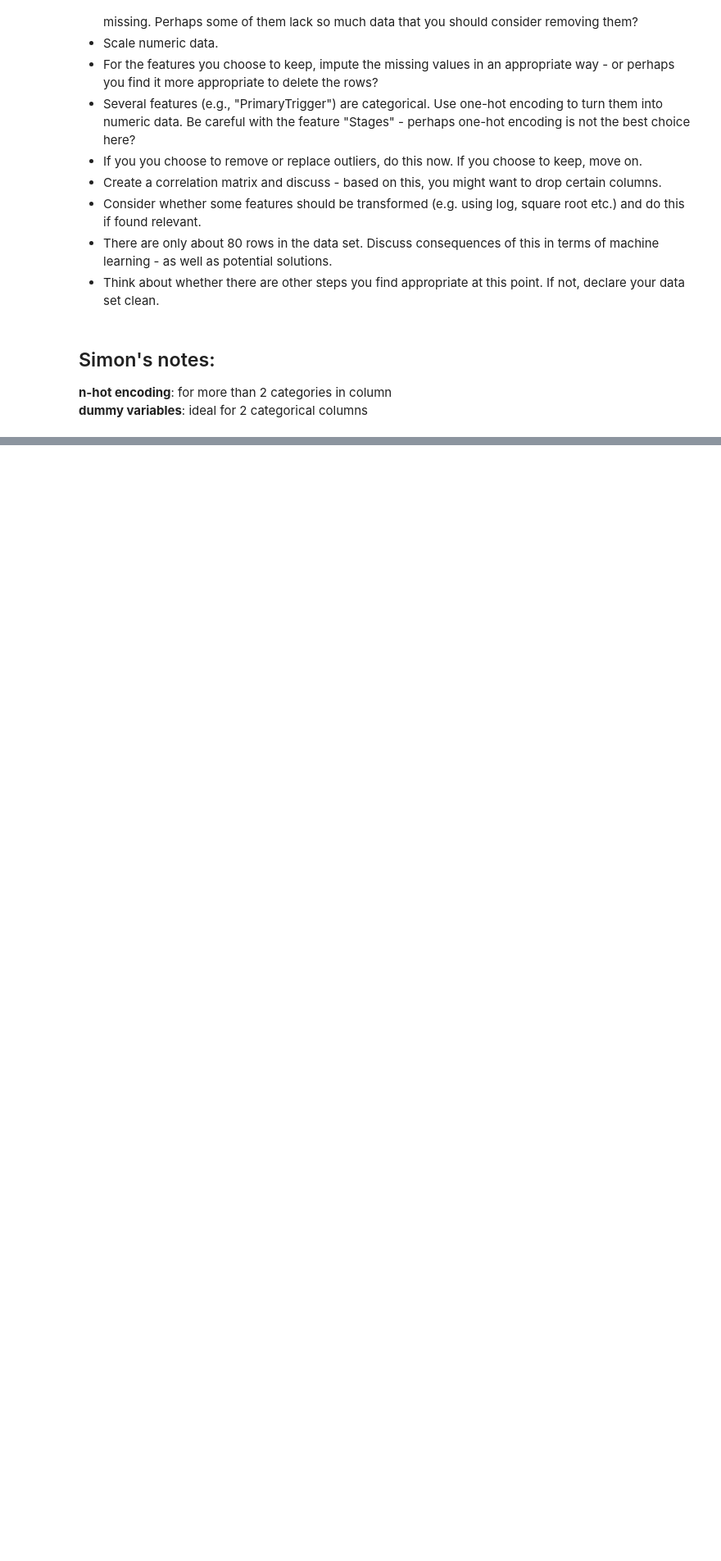
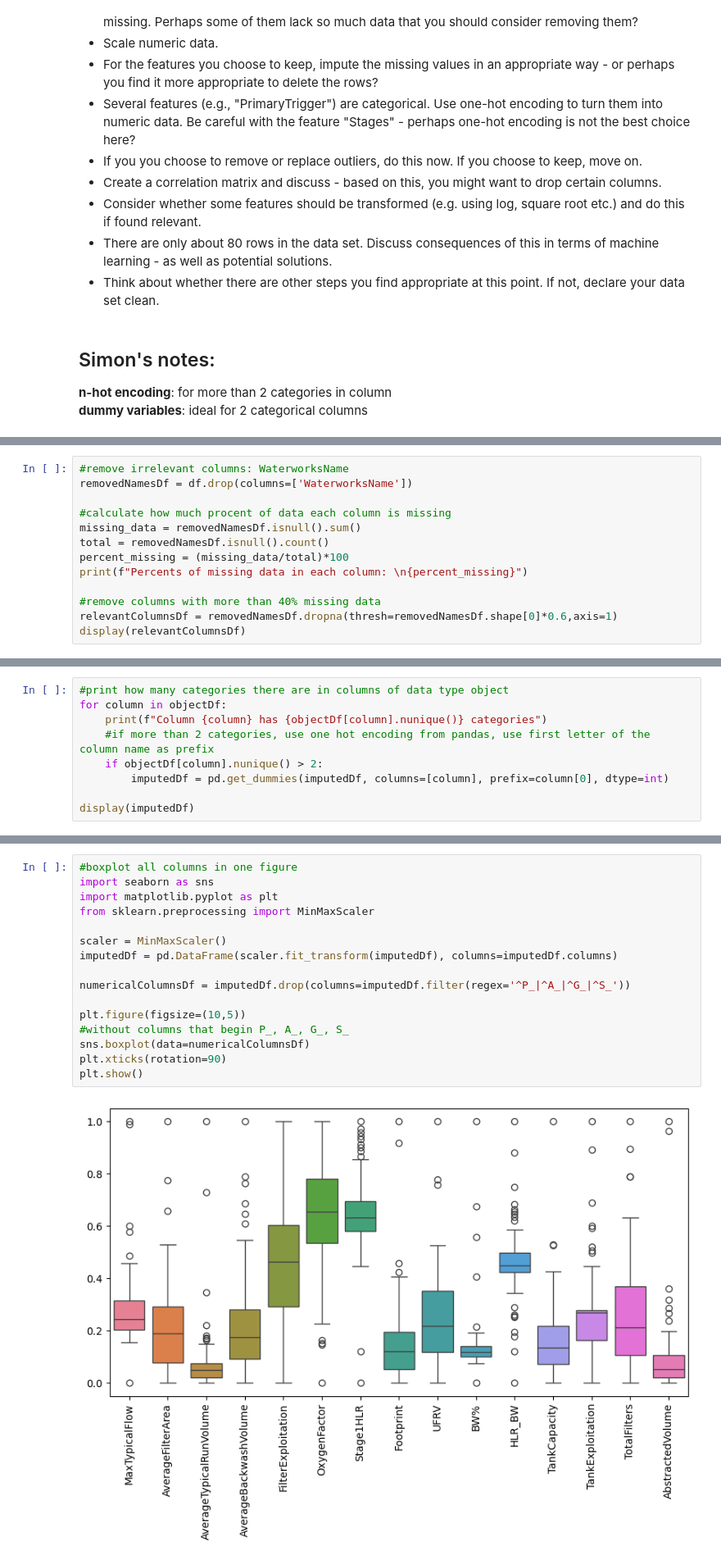
Before and after one commit to MAL-flowdemort/assignment_3, a Jupyter notebook: Preprocessing - Water treatment plants.ipynb, the cells around one changed output, grey strips where cells are left out. Shown: that part at 82% size. Saved outputs shown, nothing was run; the diff lists cells and outputs as text; blank space fills up the shorter version.

```diff
--- a/Preprocessing - Water treatment plants.ipynb
+++ b/Preprocessing - Water treatment plants.ipynb
@@ -204,0 +57,13 @@ Column Stages has 4 categories
+# %%
+#remove irrelevant columns: WaterworksName
+removedNamesDf = df.drop(columns=['WaterworksName'])
+
+#calculate how much procent of data each column is missing
+missing_data = removedNamesDf.isnull().sum()
+total = removedNamesDf.isnull().count()
+percent_missing = (missing_data/total)*100
+print(f"Percents of missing data in each column: \n{percent_missing}")
+
+#remove columns with more than 40% missing data
+relevantColumnsDf = removedNamesDf.dropna(thresh=removedNamesDf.shape[0]*0.6,axis=1)
+display(relevantColumnsDf)
@@ -204,0 +162,9 @@ Column Stages has 4 categories
+# %%
+#print how many categories there are in columns of data type object
+for column in objectDf:
+    print(f"Column {column} has {objectDf[column].nunique()} categories")
+    #if more than 2 categories, use one hot encoding from pandas, use first letter of the column name as prefix
+    if objectDf[column].nunique() > 2:
+        imputedDf = pd.get_dummies(imputedDf, columns=[column], prefix=column[0], dtype=int)
+
+display(imputedDf)
@@ -204,0 +191,18 @@ Column Stages has 4 categories
+# %%
+#boxplot all columns in one figure
+import seaborn as sns
+import matplotlib.pyplot as plt
+from sklearn.preprocessing import MinMaxScaler
+
+scaler = MinMaxScaler()
+imputedDf = pd.DataFrame(scaler.fit_transform(imputedDf), columns=imputedDf.columns)
+
+numericalColumnsDf = imputedDf.drop(columns=imputedDf.filter(regex='^P_|^A_|^G_|^S_'))
+
+plt.figure(figsize=(10,5))
+#without columns that begin P_, A_, G_, S_
+sns.boxplot(data=numericalColumnsDf)
+plt.xticks(rotation=90)
+plt.show()
+# %% [output]
+[figure, added]
```
Also changed, not shown: parts of 12 cells of this notebook.
